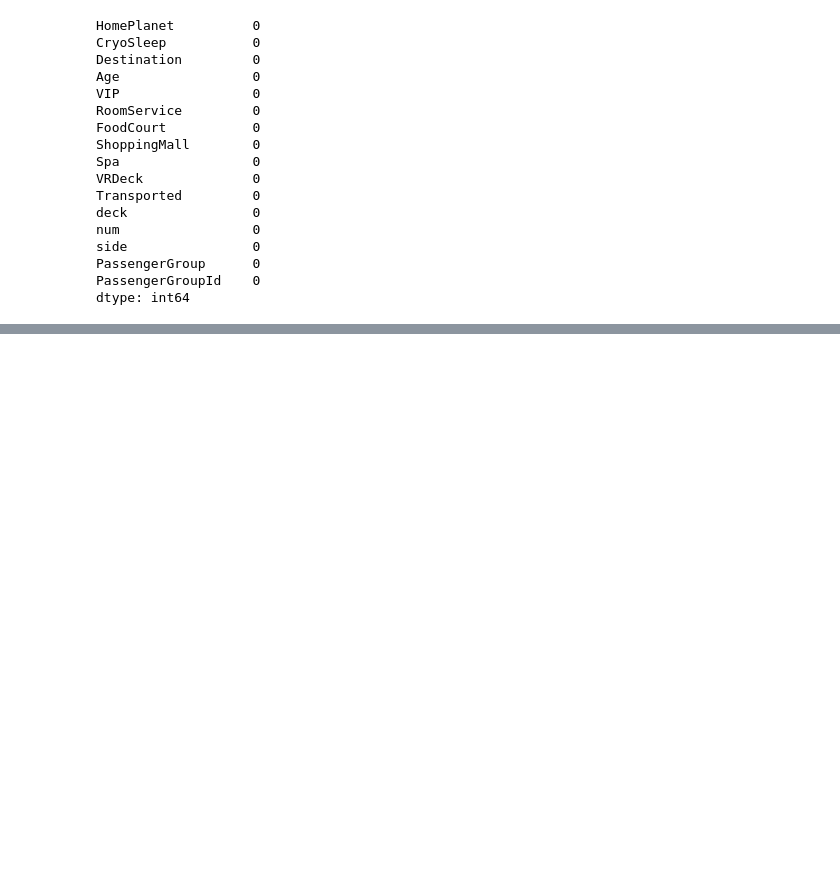
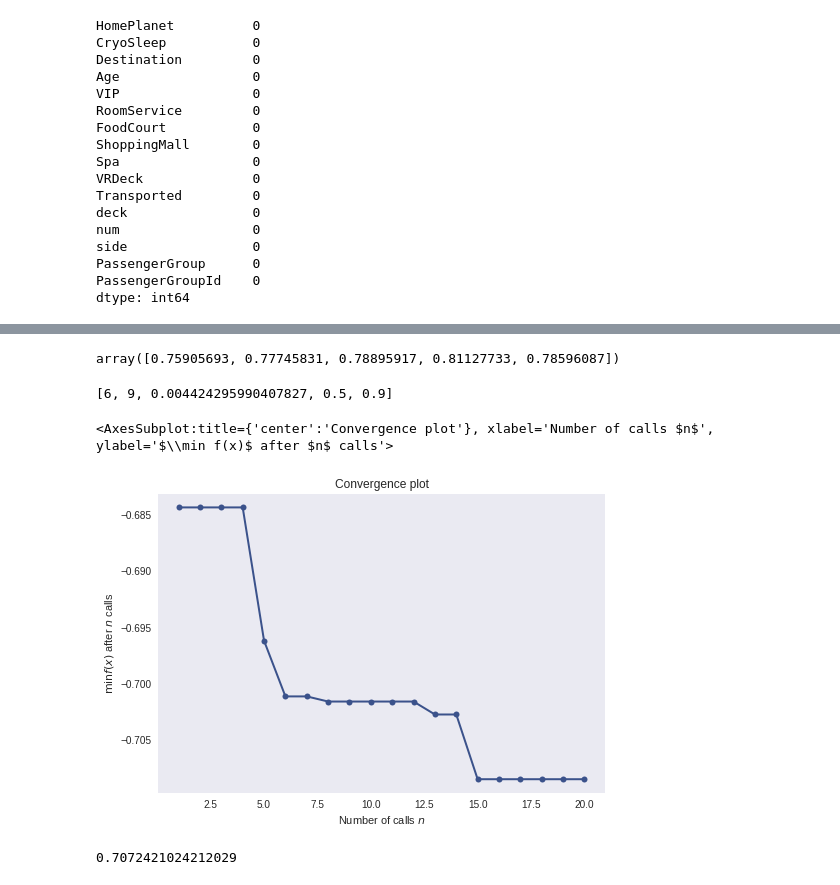
Before and after one commit to RodrigoSoares256/ClassificationProjects, a Jupyter notebook: SpaceshipTitanic/spaceshipTitanic.ipynb, the cells around one changed output, grey strips where cells are left out. Saved outputs shown, nothing was run; the diff lists cells and outputs as text; code cells hidden in the pictures; blank space fills up the shorter version.

Commit message:
Added machine learning with Sklearn and Keras

```diff
--- a/SpaceshipTitanic/spaceshipTitanic.ipynb
+++ b/SpaceshipTitanic/spaceshipTitanic.ipynb
@@ -449,0 +514,35 @@ help(sns.histplot)
+# %%
+model = RandomForestClassifier(n_jobs=-1, n_estimators=320, max_depth=28,min_samples_leaf=49,min_samples_split=7)
+cross_val_score(model, X, y, cv=5, scoring='accuracy')
+# %% [output]
+array([0.75905693, 0.77745831, 0.78895917, 0.81127733, 0.78596087])
+# %%
+X = train.drop('Transported', axis = 1)
+y = train['Transported']
+
+def scoreXGB(params):
+    model = XGBClassifier(n_jobs = -1, n_estimators = 1000,learning_rate = 0.1, max_depth = params[0], min_child_weight = params[1], gamma = params[2],
+    subsample = params[3], colsample_bytree = params[4], objective = 'binary:logistic' )
+    return -cross_val_score(model, X, y, cv = 5, scoring = 'accuracy').mean()
+
+
+
+params = [
+    (3,10),     #max_depth
+    (1,10),     #min_child_weight
+    (0,0.2),    #gamma
+    (0.5,0.9),  #subsample
+    (0.5,0.9)   #colsample_by_tree
+]
+result = gp_minimize(func=scoreXGB, dimensions=params, n_calls = 20, n_initial_points=10, random_state=1)
+print(result.x)
+plot_convergence(result)
+# %% [output]
+[6, 9, 0.004424295990407827, 0.5, 0.9]
+<AxesSubplot:title={'center':'Convergence plot'}, xlabel='Number of calls $n$', ylabel='$\\min f(x)$ after $n$ calls'>
+[figure, added]
+# %%
+model = XGBClassifier(n_jobs = -1, max_depth = 4, min_child_weight = 10, gamma = 0.04,subsample = 0.5, colsample_bytree = 0.9 , n_estimators = 1000 , learning_rate = 0.1);
+cross_val_score(model, X, y, cv = 5, scoring = 'accuracy').mean()
+# %% [output]
+0.7072421024212029
```
Also changed, not shown: parts of 22 cells of this notebook, 1 other file.
